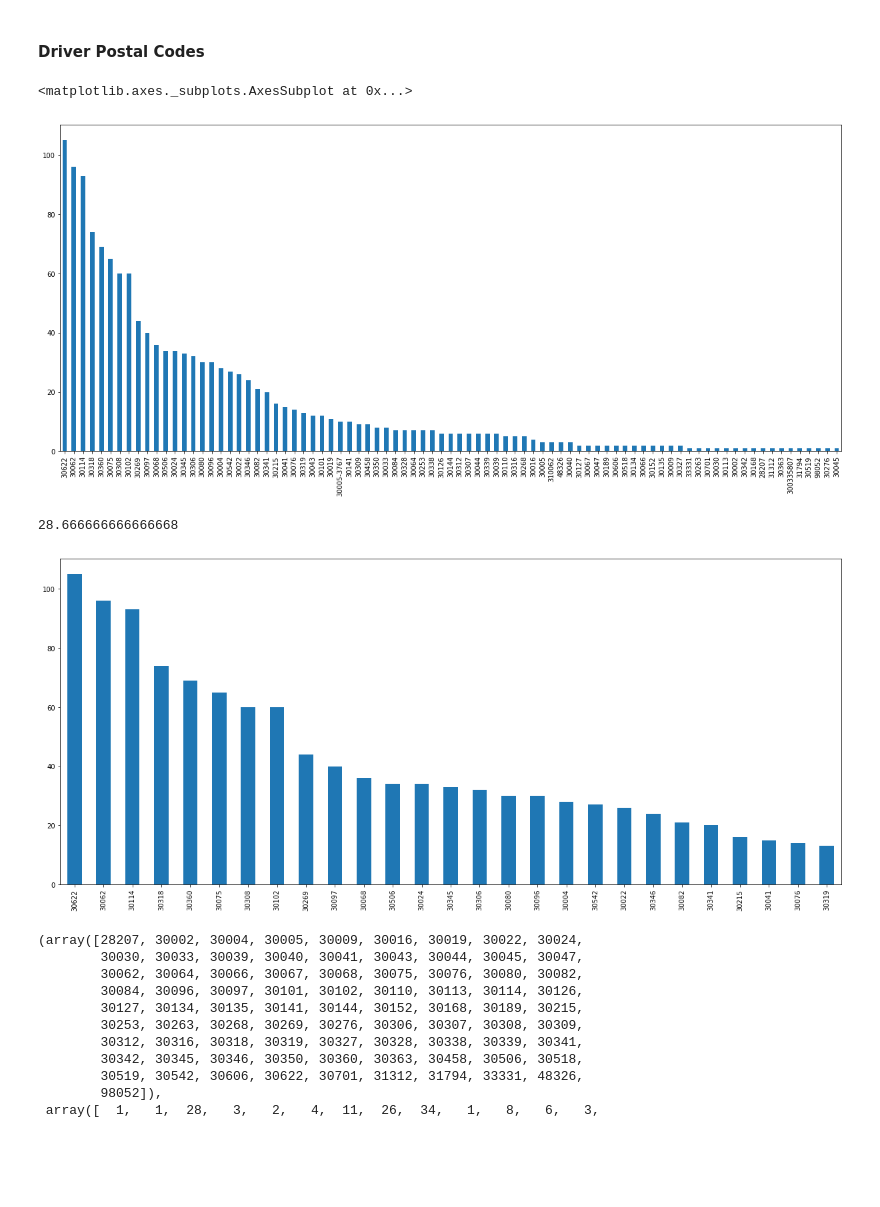
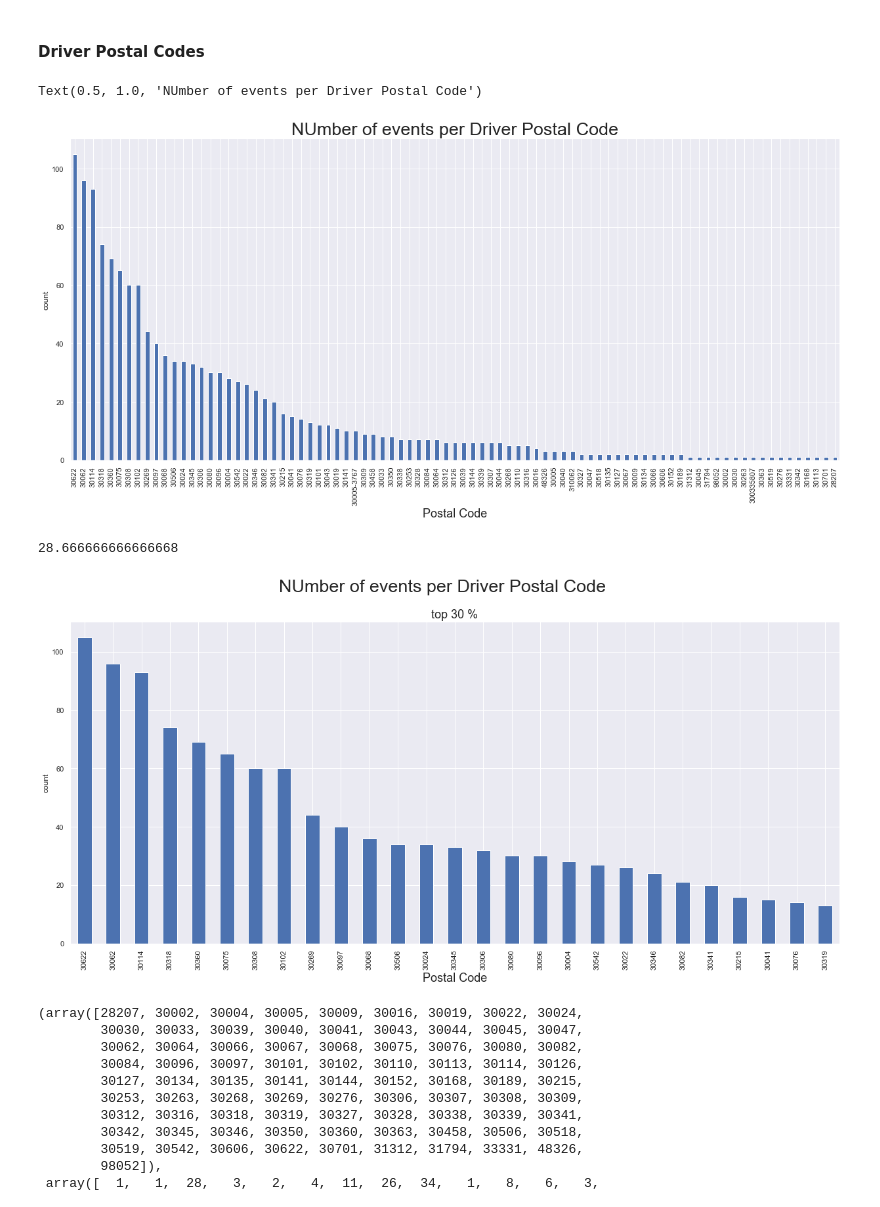
Before and after one commit to encodingintuition/EV_Infrastructure, a Jupyter notebook: code/GeorgiaTech_ev_charg_behav.ipynb, the cells around one changed output. Drawn from its saved outputs; the diff is of its cells as text; code cells hidden in the pictures; blank space fills up the shorter version.

```diff
--- a/code/GeorgiaTech_ev_charg_behav.ipynb
+++ b/code/GeorgiaTech_ev_charg_behav.ipynb
@@ -22,6 +20,10 @@ import numpy as np
 
 # set figure size
 sns.set(rc={'figure.figsize':(21,9)})
+# %%
+# var
+
+dict_dayofweek = { 0 : 'Monday', 1 :'Tuesday', 2 : 'Wednesday', 3 : 'Thursday', 4 : 'Friday', 5: 'Saturday', 6 : 'Sunday'}
 # %% [markdown]
 # Data Ingestion
 <hr>
@@ -110,7 +168,13 @@ df['Start Date'] = pd.to_datetime(df['Start Date'])
 df['day_of_week'] = df['Start Date'].dt.dayofweek
 # creats a column with week
 df['week'] = df['Start Date'].dt.week
+# convert int to sting of days of week, monday, tuesday, wednesday ...
+df.replace({'day_of_week' : dict_dayofweek}, inplace = True)
+
 # creats a column with month
 df['month'] = df['Start Date'].dt.month
+
+# creats a column with hour
+df['hour'] = df['Start Date'].dt.hour
 # creates a varable to count numer of events that day
 df['count_event'] = 1
@@ -124,9 +207,5 @@ df['time'] = pd.to_datetime('timestamp')
 # %% [output]
 AttributeError: 'DatetimeIndex' object has no attribute 'dt'
-# %%
-
-
-df['time'] = df.index.hour #strftime("%H.%M")
 # %%
 plt.plot(x = df['time'], )
 # %% [output]
@@ -182,9 +265,13 @@ Name: Postal Code, dtype: int64
 #### Driver Postal Codes
 # %%
 df['Driver Postal Code'].value_counts().plot(kind='bar', figsize = (21,9))
+# Axis labels
+plt.xlabel("Postal Code", fontsize = 18)
+plt.ylabel("count", fontsize = 12)
+plt.title('NUmber of events per Driver Postal Code', fontsize = 27)
 # %% [output]
-<matplotlib.axes._subplots.AxesSubplot at 0x...>
+Text(0.5, 1.0, 'NUmber of events per Driver Postal Code')
-[figure, old version]
+[figure, new version]
 # %%
 # Top 1/3 of Driver Postal Code
 
@@ -194,10 +281,15 @@ print(len(pd.unique(df['Driver Postal Code'])) / 3 )
 top_third_driverPostalCode = df['Driver Postal Code'].value_counts().sort_values(axis=0, ascending = False).head(27)
 
 # Graph
-df['Driver Postal Code'].value_counts().sort_values(axis=0, ascending = False).head(27).plot(kind='bar', figsize = (21,9));
+df['Driver Postal Code'].value_counts().sort_values(axis=0, ascending = False).head(27).plot(kind='bar', figsize = (21,9))
+
+plt.xlabel("Postal Code", fontsize = 18)
+plt.ylabel("count", fontsize = 12)
+plt.suptitle('NUmber of events per Driver Postal Code', fontsize = 27);
+plt.title('top 30 %', fontsize = 18);
 # %% [output]
 28.666666666666668
-[figure, old version]
+[figure, new version]
 # %%
 # Cleans up 'Driver Postal Code' from NANs and other random
 
```
Also changed, not shown: parts of 24 cells of this notebook, 2 other files.
